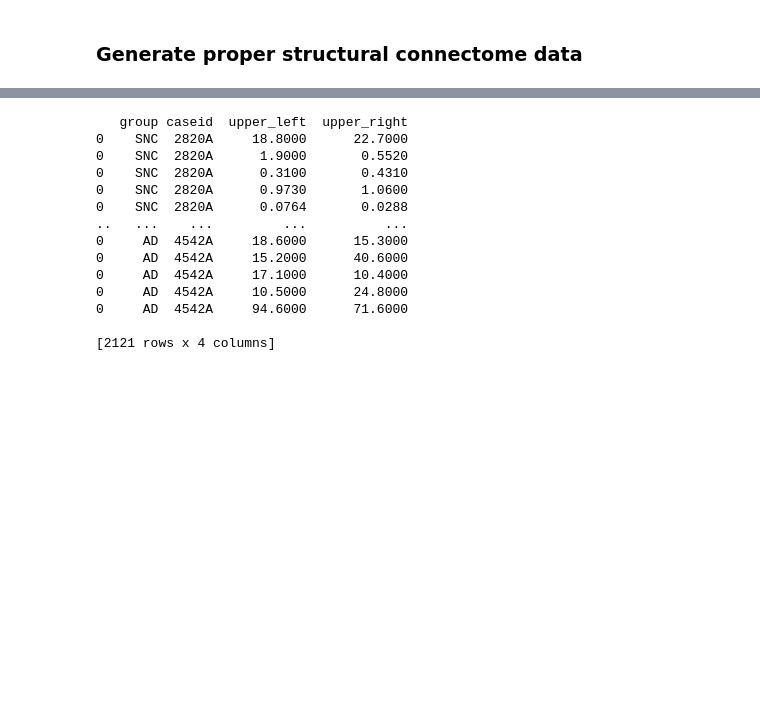
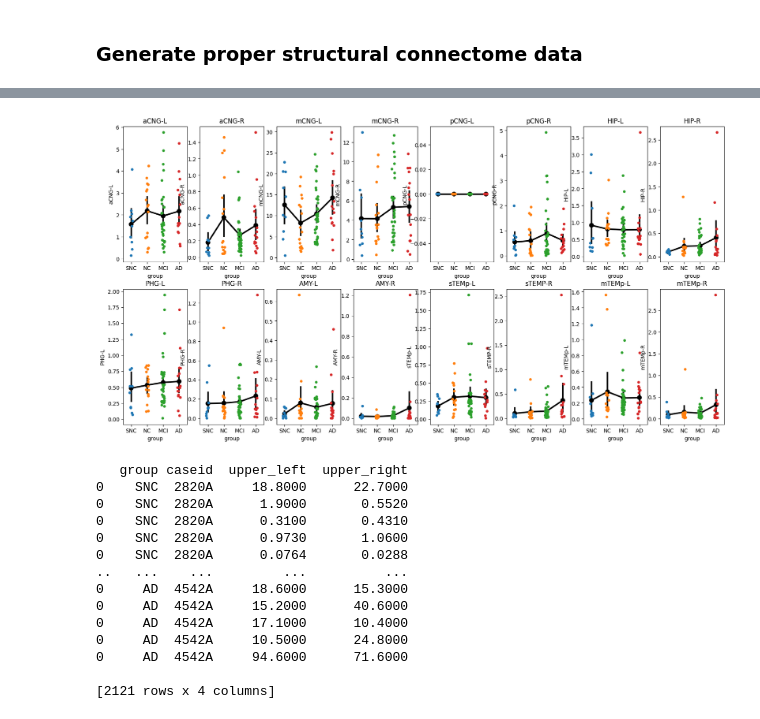
Before and after one commit to yilewang/tvbdemos, a Jupyter notebook: asymmetry_project/sc.ipynb, the cells around one changed output, grey strips where cells are left out. Drawn from its saved outputs; the diff is of its cells as text; code cells hidden in the pictures; blank space fills up the shorter version.

```diff
--- a/asymmetry_project/sc.ipynb
+++ b/asymmetry_project/sc.ipynb
@@ -50,3 +90,15 @@ for group, caseid in zip(table["group"],table["caseid"]):
+# %%
+# plot 15 graphs for each regions
+
+figure = plt.figure(figsize=(20, 10))
+for region in sc_pCNG_r.columns[2:]:
+    ax = figure.add_subplot(2,8, sc_pCNG_l.columns.get_loc(region)-1)
+    sns.stripplot(x="group", y=region, data=sc_pCNG_l, ax=ax)
+    sns.pointplot(x="group", y=region, data=sc_pCNG_l, color="black", ax=ax)
+    ax.set_title(region)
+plt.show()
+# %% [output]
+[figure, added]
 # %%
 # import the sc data
 sc_dir = "/Users/yilewang/workspaces/data4project/lateralization/connectome/unzip"
```
Also changed, not shown: parts of 3 cells of this notebook, 11 other files.
